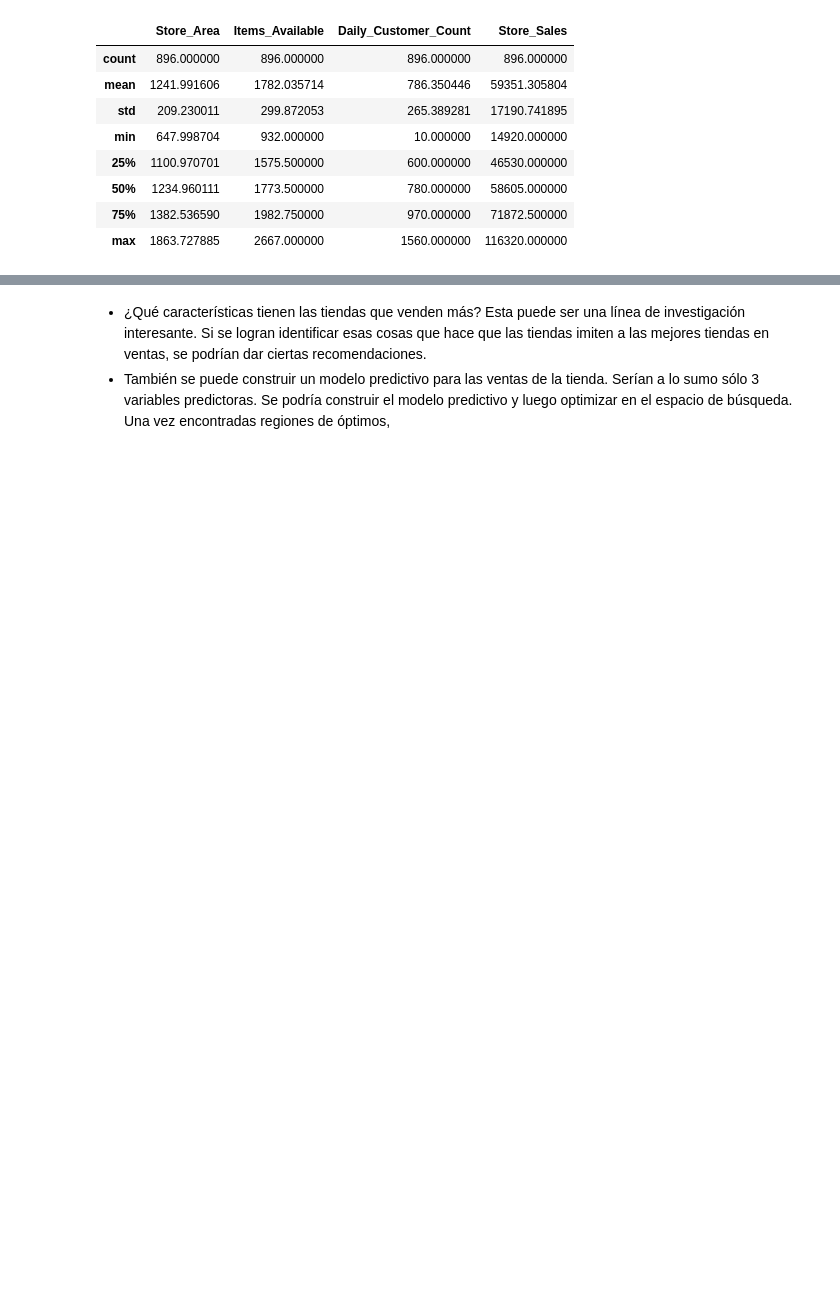
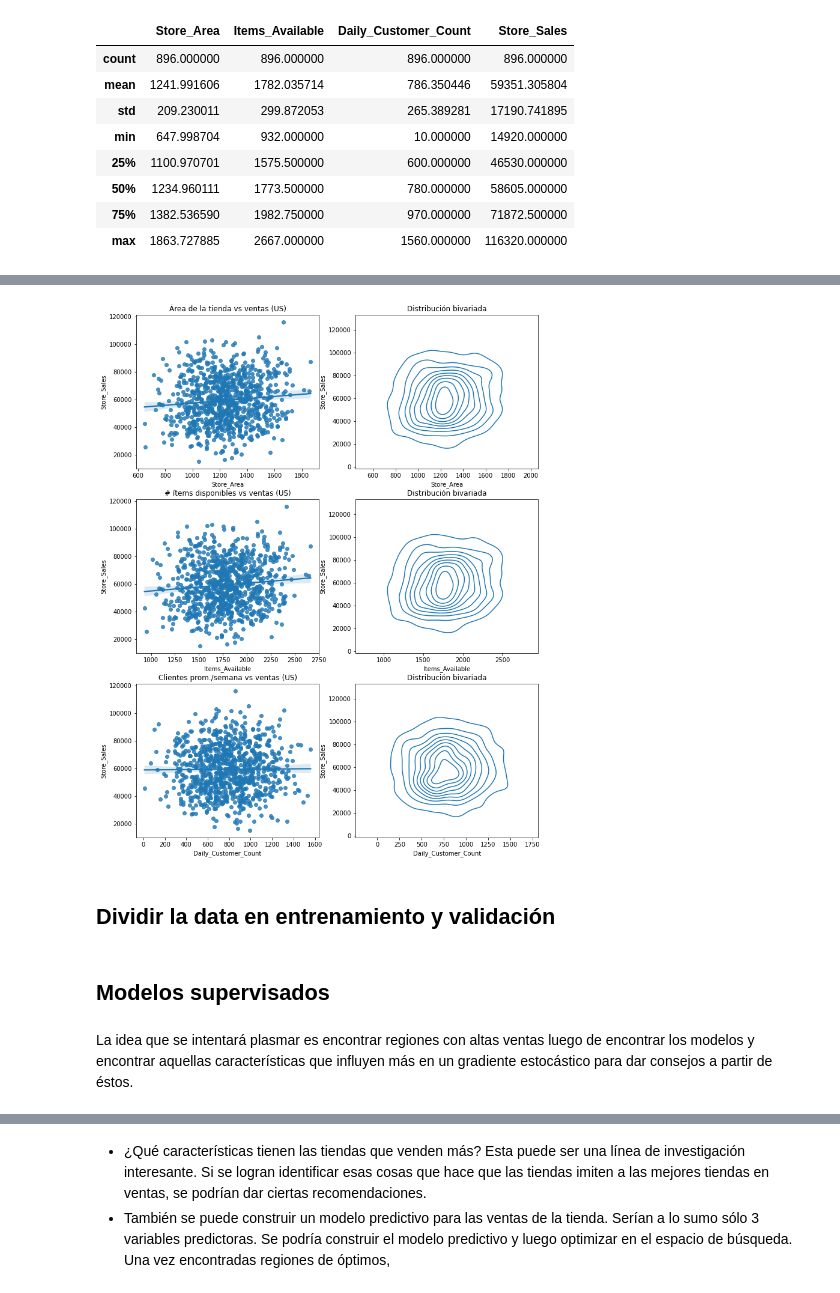
Before and after one commit to DavidCardonaMontoya/supermarket, a Jupyter notebook: supermarket_analysis.ipynb, the cells around one changed output, grey strips where cells are left out. Saved outputs shown, nothing was run; the diff lists cells and outputs as text; code cells hidden in the pictures; blank space fills up the shorter version.

Commit message:
Se construyen algunos modelos supervisados

```diff
--- a/supermarket_analysis.ipynb
+++ b/supermarket_analysis.ipynb
@@ -207,0 +119,31 @@ Name: cluster, dtype: int64
+# %%
+# Regresión lineal de ventas versus el resto de variables
+f = plt.figure(figsize=(12,16))
+
+ax = f.add_subplot(321)
+sns.regplot(x='Store_Area', y='Store_Sales', data=df)
+ax.set_title('Área de la tienda vs ventas (US)')
+
+ax = f.add_subplot(322)
+sns.kdeplot(data=df, x="Store_Area", y="Store_Sales")
+ax.set_title('Distribución bivariada')
+
+ax = f.add_subplot(323)
+sns.regplot(x='Items_Available', y='Store_Sales', data=df)
+ax.set_title('# ítems disponibles vs ventas (US)')
+
+ax = f.add_subplot(324)
+sns.kdeplot(data=df, x="Items_Available", y="Store_Sales")
+ax.set_title('Distribución bivariada')
+
+ax = f.add_subplot(325)
+sns.regplot(x='Daily_Customer_Count', y='Store_Sales', data=df)
+ax.set_title('Clientes prom./semana vs ventas (US)')
+
+ax = f.add_subplot(326)
+sns.kdeplot(data=df, x="Daily_Customer_Count", y="Store_Sales")
+ax.set_title('Distribución bivariada')
+
+plt.show()
+# %% [output]
+[figure, added]
@@ -207,0 +153,2 @@ Name: cluster, dtype: int64
+# %% [markdown]
+## Dividir la data en entrenamiento y validación
@@ -207,0 +159,4 @@ Name: cluster, dtype: int64
+# %% [markdown]
+## Modelos supervisados
+# %% [markdown]
+La idea que se intentará plasmar es encontrar regiones con altas ventas luego de encontrar los modelos y encontrar aquellas características que influyen más en un gradiente estocástico para dar consejos a partir de éstos.
```
Also changed, not shown: parts of 47 cells of this notebook.
